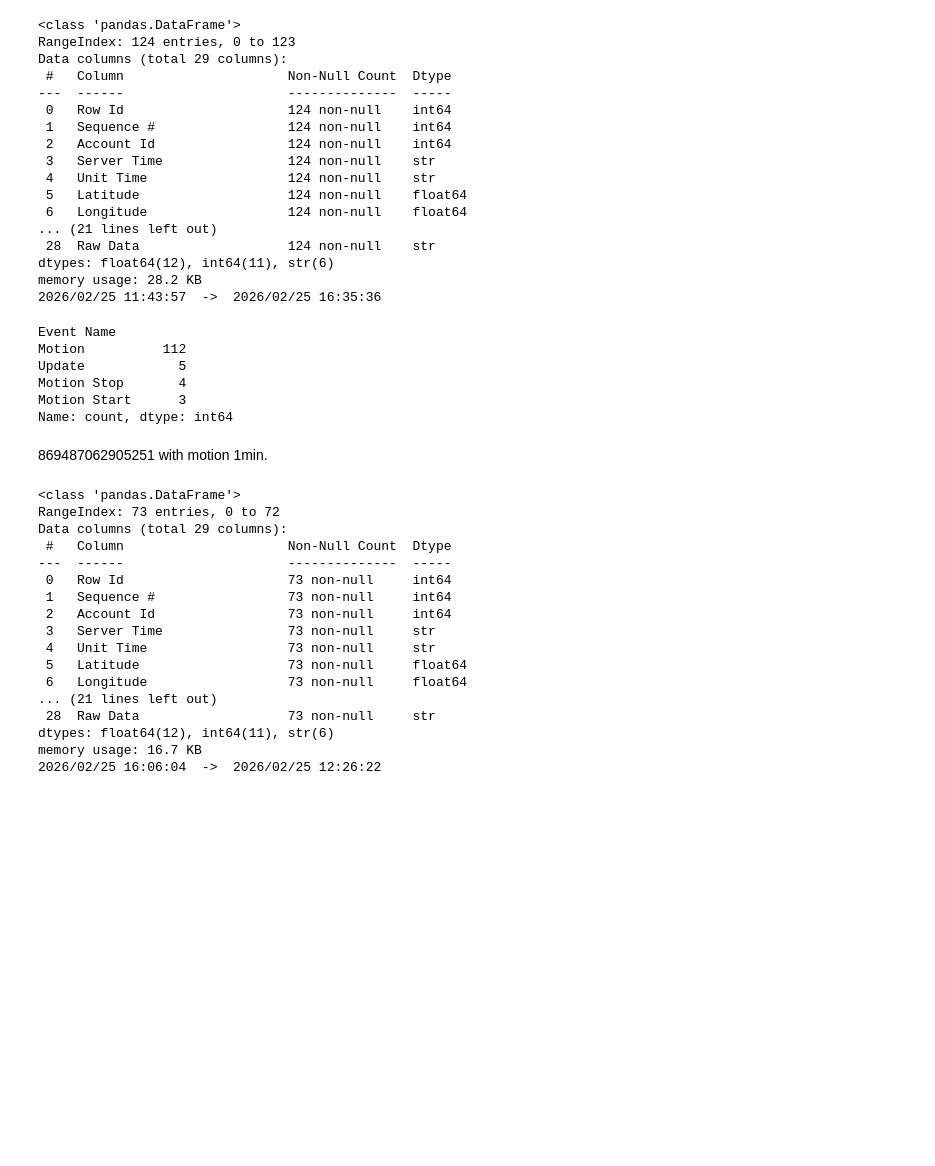
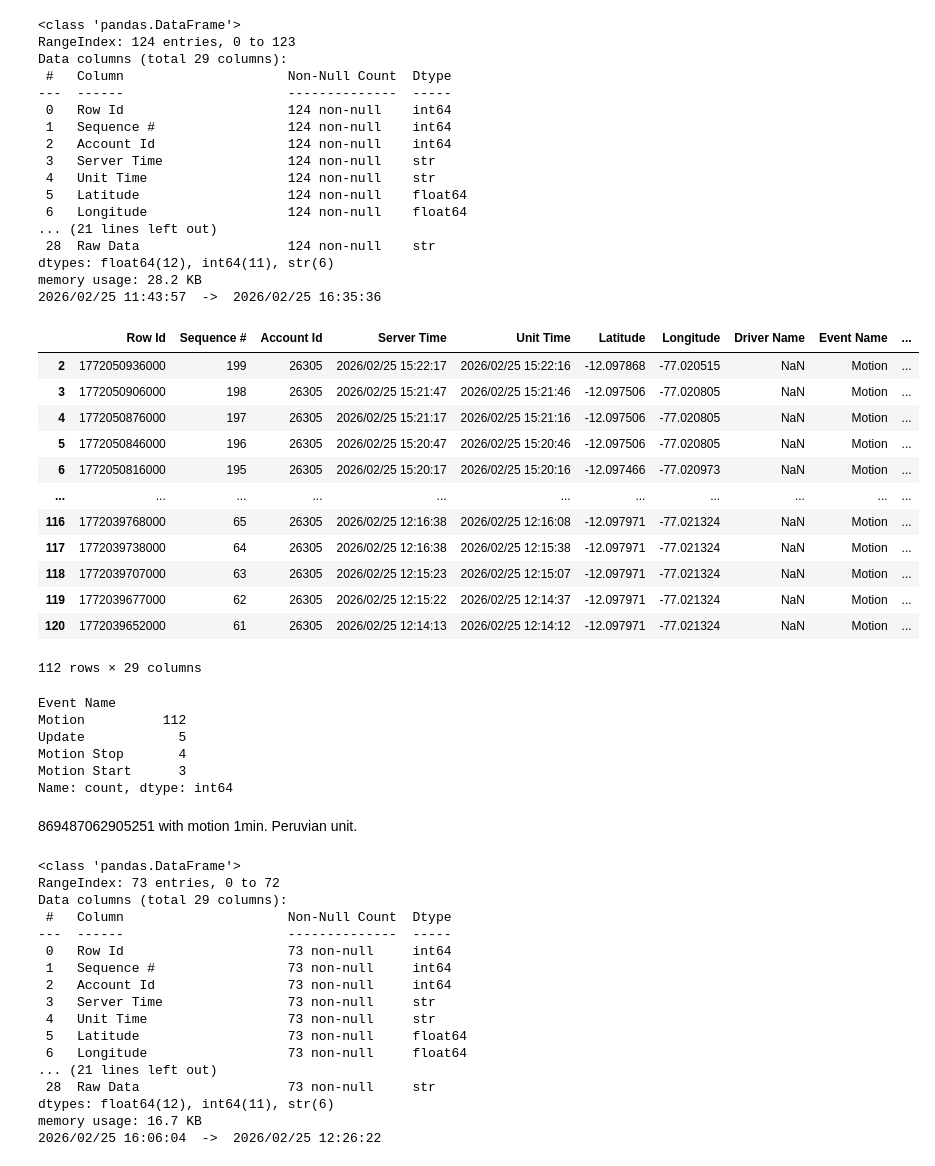
Before and after one commit to jlhb1984/Zonar_projects, a Jupyter notebook: notebooks/topfly_knight.ipynb, the cells around one changed output. Cells and saved outputs as stored; diff of their text form; code cells hidden in the pictures; blank space fills up the shorter version.

```diff
--- a/notebooks/topfly_knight.ipynb
+++ b/notebooks/topfly_knight.ipynb
@@ -104,8 +104,22 @@ memory usage: 28.2 KB
 # %%
 motion=raw_data_869487062909196[raw_data_869487062909196['Event Name'].str.contains('Motion')]
 only_motion=motion[~motion['Event Name'].str.contains('Motion S')]
 only_motion
-only_motion.to_csv(r'C:\Users\Jose.Hurtado\Documents\projects\data\zonar\rawdata_869487062909196_2226_022026_motion.csv')
+#only_motion.to_csv(r'C:\Users\Jose.Hurtado\Documents\projects\data\zonar\rawdata_869487062909196_2226_022026_motion.csv')
+# %% [output]
+|  | Row Id | Sequence # | Account Id | Server Time | Unit Time | Latitude | Longitude | Driver Name | Event Name | ... |
+| 2 | 1772050936000 | 199 | 26305 | 2026/02/25 15:22:17 | 2026/02/25 15:22:16 | -12.097868 | -77.020515 | NaN | Motion | ... |
+| 3 | 1772050906000 | 198 | 26305 | 2026/02/25 15:21:47 | 2026/02/25 15:21:46 | -12.097506 | -77.020805 | NaN | Motion | ... |
+| 4 | 1772050876000 | 197 | 26305 | 2026/02/25 15:21:17 | 2026/02/25 15:21:16 | -12.097506 | -77.020805 | NaN | Motion | ... |
+| 5 | 1772050846000 | 196 | 26305 | 2026/02/25 15:20:47 | 2026/02/25 15:20:46 | -12.097506 | -77.020805 | NaN | Motion | ... |
+| 6 | 1772050816000 | 195 | 26305 | 2026/02/25 15:20:17 | 2026/02/25 15:20:16 | -12.097466 | -77.020973 | NaN | Motion | ... |
+| ... | ... | ... | ... | ... | ... | ... | ... | ... | ... | ... |
+| 116 | 1772039768000 | 65 | 26305 | 2026/02/25 12:16:38 | 2026/02/25 12:16:08 | -12.097971 | -77.021324 | NaN | Motion | ... |
+| 117 | 1772039738000 | 64 | 26305 | 2026/02/25 12:16:38 | 2026/02/25 12:15:38 | -12.097971 | -77.021324 | NaN | Motion | ... |
+| 118 | 1772039707000 | 63 | 26305 | 2026/02/25 12:15:23 | 2026/02/25 12:15:07 | -12.097971 | -77.021324 | NaN | Motion | ... |
+| 119 | 1772039677000 | 62 | 26305 | 2026/02/25 12:15:22 | 2026/02/25 12:14:37 | -12.097971 | -77.021324 | NaN | Motion | ... |
+| 120 | 1772039652000 | 61 | 26305 | 2026/02/25 12:14:13 | 2026/02/25 12:14:12 | -12.097971 | -77.021324 | NaN | Motion | ... |
+112 rows × 29 columns
 # %%
 raw_data_869487062909196['Event Name'].value_counts()
 # %% [output]
@@ -116,7 +130,7 @@ Motion Stop       4
 Motion Start      3
 Name: count, dtype: int64
 # %% [markdown]
-869487062905251 with motion 1min.
+869487062905251 with motion 1min. Peruvian unit.
 # %%
 raw_data_869487062905251=pd.read_csv(r'C:\Users\Jose.Hurtado\Documents\projects\data\zonar\rawdata_869487062905251_2226_022026.csv',sep=',')
 raw_data_869487062905251.info()
```
Also changed, not shown: parts of 35 cells of this notebook, 20 other files.
